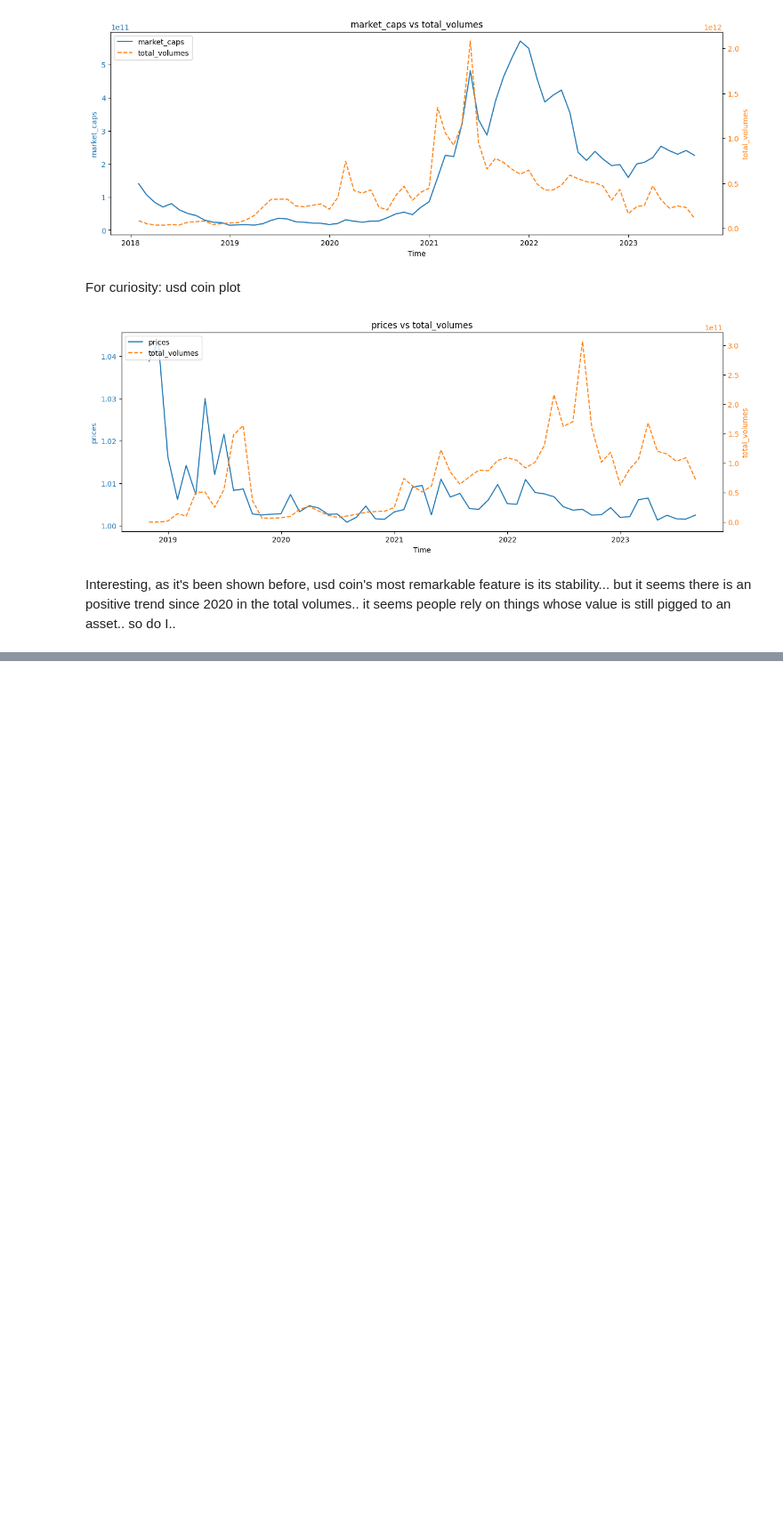
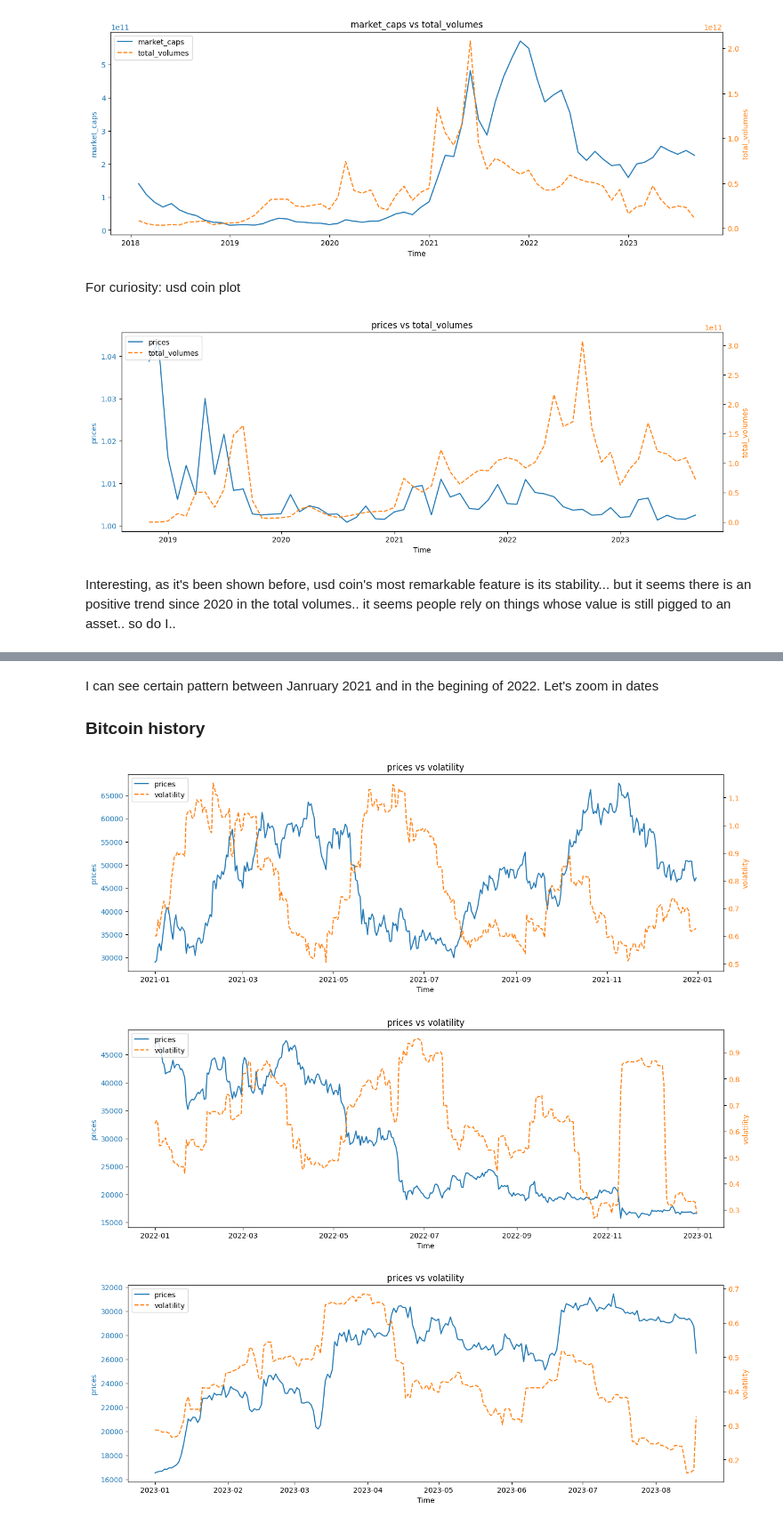
Before and after one commit to someonefrom93/PIDA_J_DIEGO, a Jupyter notebook: eda_gecko.ipynb, the cells around one changed output, grey strips where cells are left out. Shown at 89% size. Saved outputs shown, nothing was run; the diff lists cells and outputs as text; code cells hidden in the pictures; blank space fills up the shorter version.

```diff
--- a/eda_gecko.ipynb
+++ b/eda_gecko.ipynb
@@ -657,0 +668,12 @@ KeyError: "None of [Index(['volatility'], dtype='object')] are in the [columns]"
+# %% [markdown]
+I can see certain pattern between Janruary 2021 and in the begining of 2022. Let's zoom in dates
+
+### Bitcoin history
+# %%
+plot_2_scales_for_volatility(bitcoin_df, ["prices", "volatility"], "D", "2021-01", "2021-12"),
+plot_2_scales_for_volatility(bitcoin_df, ["prices", "volatility"], "D", "2022-01", "2022-12"),
+plot_2_scales_for_volatility(bitcoin_df, ["prices", "volatility"], "D", "2023-01", "2023-12")
+# %% [output]
+[figure, added]
+[figure, added]
+[figure, added]
```
Also changed, not shown: parts of 50 cells of this notebook.
